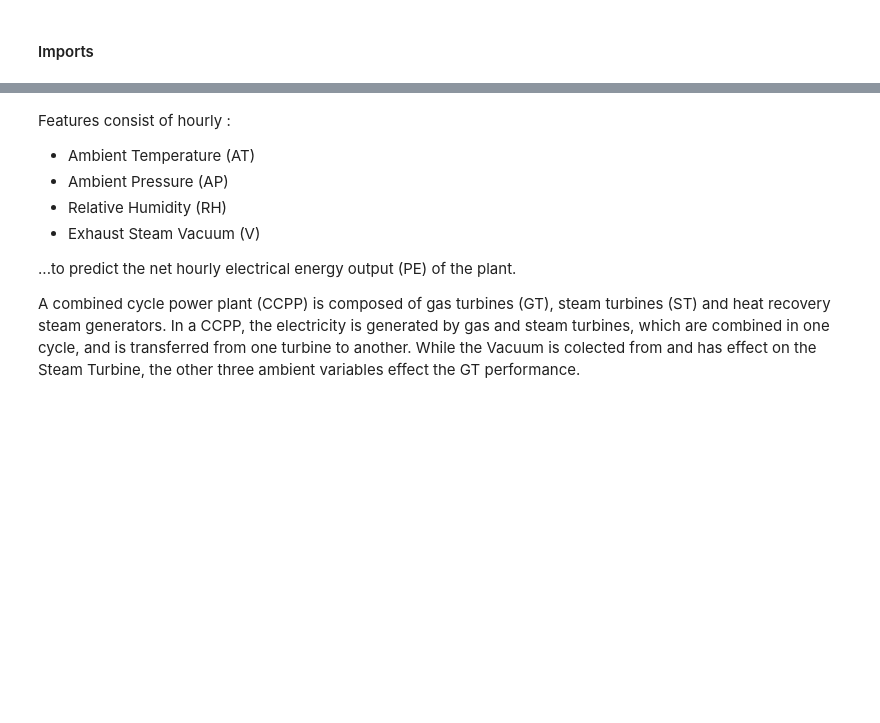
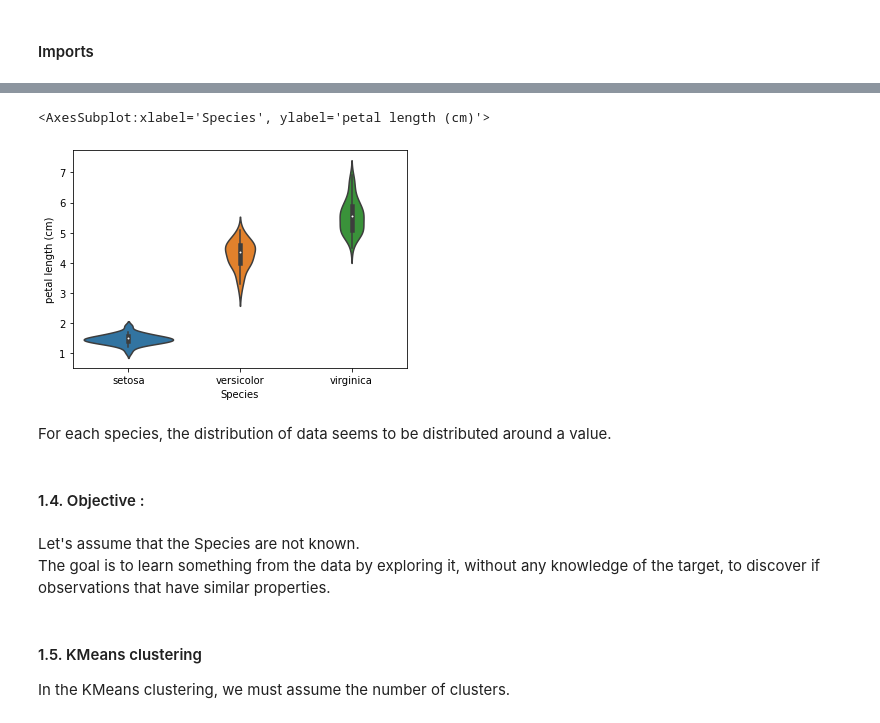
Before and after one commit to nico06266/clustering_hands_on, a Jupyter notebook: notebooks/clustering_find_pattern_in_your_data.ipynb, the cells around one changed output, grey strips where cells are left out. Cells and saved outputs as stored; diff of their text form; code cells hidden in the pictures; blank space fills up the shorter version.

```diff
--- a/notebooks/clustering_find_pattern_in_your_data.ipynb
+++ b/notebooks/clustering_find_pattern_in_your_data.ipynb
@@ -27,10 +78,12 @@ df.describe()
+# %%
+sns.violinplot(x='Species', y='petal length (cm)', data=iris_df, size=6)
+# %% [output]
+<AxesSubplot:xlabel='Species', ylabel='petal length (cm)'>
+[figure, added]
 # %% [markdown]
-Features consist of hourly :
-- Ambient Temperature (AT)
-- Ambient Pressure (AP)
-- Relative Humidity (RH)
-- Exhaust Steam Vacuum (V)
-
-...to predict the net hourly electrical energy output (PE) of the plant.
-
-A combined cycle power plant (CCPP) is composed of gas turbines (GT), steam turbines (ST) and heat recovery steam generators. In a CCPP, the electricity is generated by gas and steam turbines, which are combined in one cycle, and is transferred from one turbine to another. While the Vacuum is colected from and has effect on the Steam Turbine, the other three ambient variables effect the GT performance.
+For each species, the distribution of data seems to be distributed around a value.
+# %% [markdown]
+#### 1.4. Objective :
+# %% [markdown]
+Let's assume that the Species are not known.
+The goal is to learn something from the data by exploring it, without any knowledge of the target, to discover if observations that have similar properties.
@@ -36,0 +93,3 @@ A combined cycle power plant (CCPP) is composed of gas turbines (GT), steam turb
+# %% [markdown]
+#### 1.5. KMeans clustering
+In the KMeans clustering, we must assume the number of clusters.
```
Also changed, not shown: parts of 16 cells of this notebook, 1 other file.
